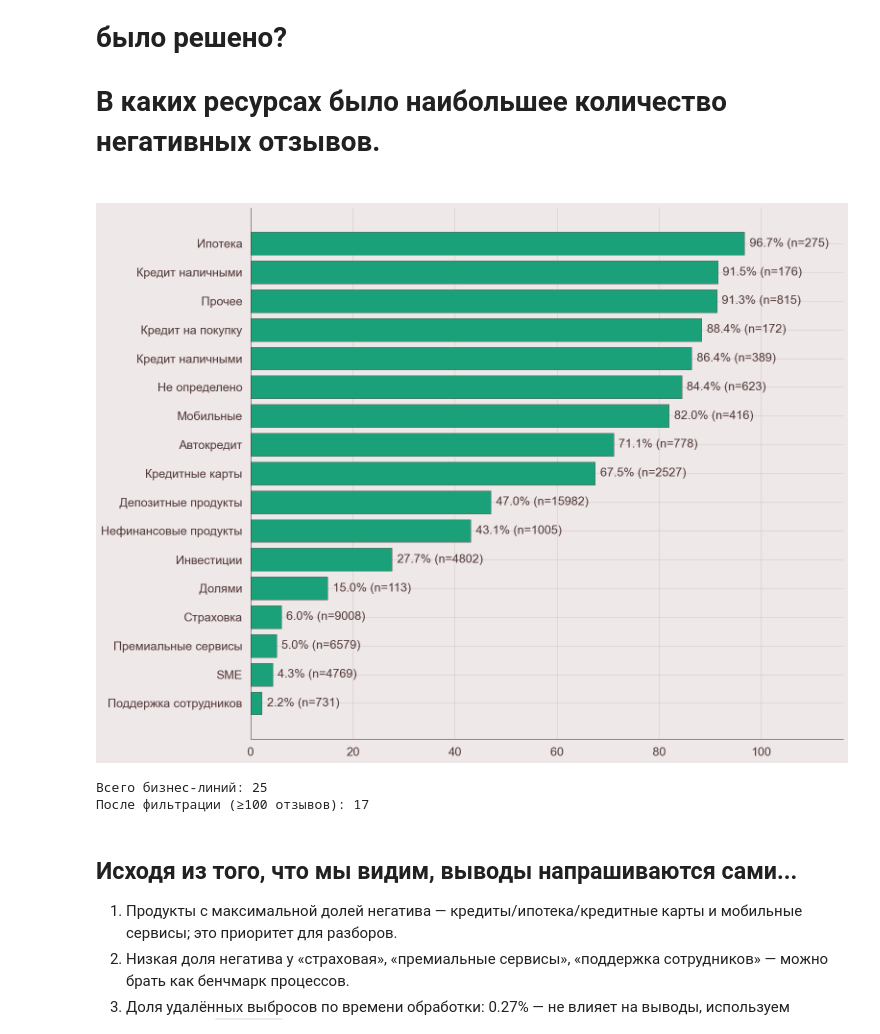
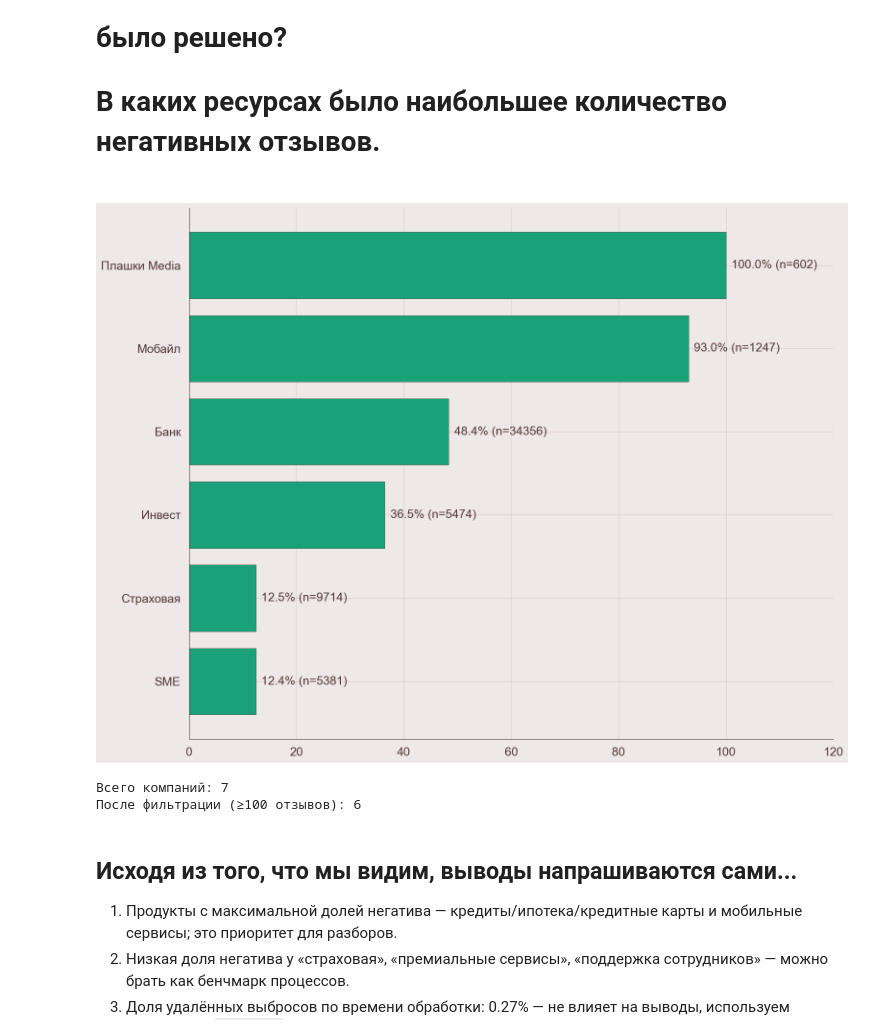
Before and after one commit to Neat-Snap/dano25, a Jupyter notebook: matt/Criteria Satisfaction.ipynb, the cells around one changed output. Drawn from its saved outputs; the diff is of its cells as text; code cells hidden in the pictures.

```diff
--- a/matt/Criteria Satisfaction.ipynb
+++ b/matt/Criteria Satisfaction.ipynb
@@ -231,41 +231,20 @@ Passing `palette` without assigning `hue` is deprecated and will be removed in v
 # %%
 source_df = df_clean if 'df_clean' in locals() else df
 
-# Словарь для переименования бизнес-линий в единый стиль (с заглавной буквы)
-business_line_mapping = {
-    'ипотека': 'Ипотека',
-    'кредит наличными под залог': 'Кредит наличными',
-    'прочие продукты': 'Прочее',
-    'кредит на покупку': 'Кредит на покупку',
-    'кредит наличными': 'Кредит наличными',
-    'Не определено': 'Не определено',
-    'mobile': 'Мобильные',
-    'автокредит': 'Автокредит',
-    'кредитные карты': 'Кредитные карты',
-    'депозитные продукты': 'Депозитные продукты',
-    'нефинансовые продукты': 'Нефинансовые продукты',
-    'инвестиции': 'Инвестиции',
-    'долями': 'Долями',
-    'страховая': 'Страховка',
-    'премиальные сервисы': 'Премиальные сервисы',
-    'sme': 'SME',
-    'поддержка сотрудников': 'Поддержка сотрудников'
-}
-
-# Для каждой бизнес-линии выводим количество отзывов и долю негатива
-bl_stats = source_df.groupby('business_line').agg(
+# Для каждой компании выводим количество отзывов и долю негатива
+bl_stats = source_df.groupby('company').agg(
     total=('review_emotion', 'size'),
     negative=('review_emotion', lambda x: (x == 'Негативный').sum())
 )
 bl_stats['neg_share_pct'] = (bl_stats['negative'] / bl_stats['total'] * 100).round(2)
 
-# Фильтруем бизнес-линии с достаточным количеством отзывов (минимум 100)
+# Фильтруем компании с достаточным количеством отзывов (минимум 100)
 bl_stats_filtered = bl_stats[bl_stats['total'] >= 100].copy()
 bl_stats_filtered = bl_stats_filtered.sort_values(by='neg_share_pct', ascending=True)
 
-# Переименовываем бизнес-линии
+# Готовим данные для визуализации
 bl_stats_filtered_renamed = bl_stats_filtered.reset_index()
-bl_stats_filtered_renamed['business_line'] = bl_stats_filtered_renamed['business_line'].map(business_line_mapping)
+bl_stats_filtered_renamed['company_display'] = bl_stats_filtered_renamed['company']
 
 # Визуализация
 fig, ax = plt.subplots(figsize=(16, 12))
@@ -277,40 +256,40 @@ bars = ax.barh(
     color=colors["green"],
     edgecolor=colors['text'],
     linewidth=0.5
 )
 
 # Добавляем значения на столбцы
 for idx, (_, row) in enumerate(bl_stats_filtered_renamed.iterrows()):
     ax.text(
         row['neg_share_pct'] + 1,
         idx,
         f"{row['neg_share_pct']:.1f}% (n={row['total']:.0f})",
         va='center',
         ha='left',
         fontsize=18,
     )
 
 # ax.set_xlabel('Доля негативных отзывов (%)', fontsize=18, labelpad=15)
-# ax.set_ylabel('Бизнес-линия', fontsize=18, labelpad=15)
-# ax.set_title('Доля негативных отзывов по бизнес-линиям (минимум 100 отзывов)', fontsize=20, fontweight='bold', pad=20)
+# ax.set_ylabel('Компания', fontsize=18, labelpad=15)
+# ax.set_title('Доля негативных отзывов по компаниям (минимум 100 отзывов)', fontsize=20, fontweight='bold', pad=20)
 ax.set_yticks(range(len(bl_stats_filtered_renamed)))
-ax.set_yticklabels(bl_stats_filtered_renamed['business_line'])
+ax.set_yticklabels(bl_stats_filtered_renamed['company_display'])
 ax.set_xlabel(None)
 ax.set_ylabel(None)
 ax.set_title(None)
 ax.set_xlim(0, max(bl_stats_filtered_renamed['neg_share_pct']) * 1.2)
 ax.tick_params(axis='both', labelsize=18)
 ax.grid(True, axis='x', alpha=0.15)
 
 plt.tight_layout()
 plt.show()
 
-print(f"\nВсего бизнес-линий: {len(bl_stats)}")
+print(f"\nВсего компаний: {len(bl_stats)}")
 print(f"После фильтрации (≥100 отзывов): {len(bl_stats_filtered)}")
 # %% [output]
-[figure, old version]
+[figure, new version]
-Всего бизнес-линий: 25
-После фильтрации (≥100 отзывов): 17
+Всего компаний: 7
+После фильтрации (≥100 отзывов): 6
 # %% [markdown]
 ## Исходя из того, что мы видим, выводы напрашиваются сами...
 
```
Also changed, not shown: parts of 1 cell of this notebook, 1 other file.
